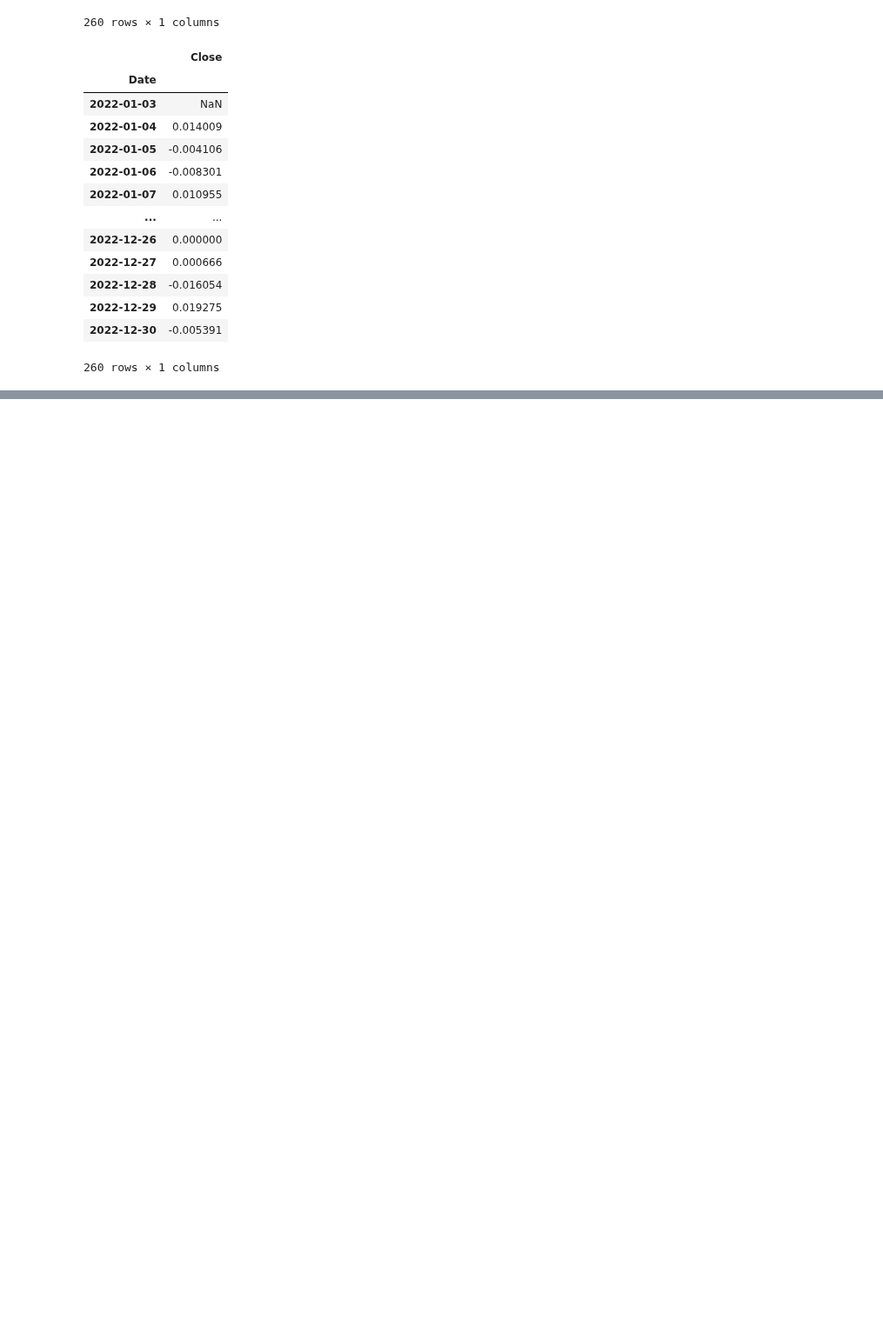
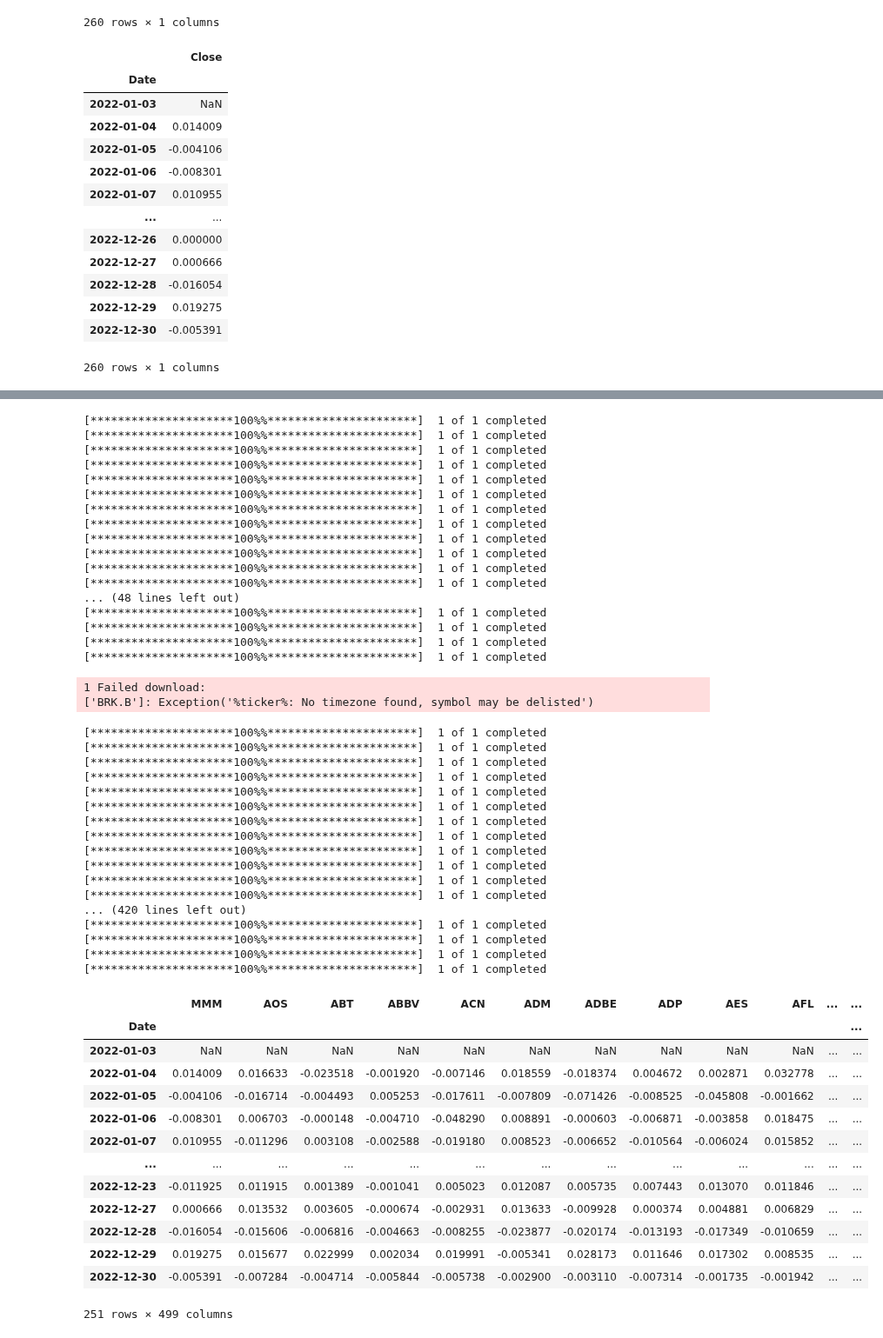
Before and after one commit to ktongk/BTT-JPMC-1, a Jupyter notebook: Anna/XGBOOST.ipynb, the cells around one changed output, grey strips where cells are left out. Shown at 87% size. Cells and saved outputs as stored; diff of their text form; code cells hidden in the pictures; blank space fills up the shorter version.

Commit message:
dataframe

```diff
--- a/Anna/XGBOOST.ipynb
+++ b/Anna/XGBOOST.ipynb
@@ -624,0 +569,66 @@ ValueError: No objects to concatenate
+# %%
+
+# Fetch data for each ticker and create price percentage DataFrame
+pct_dfs = []
+for ticker in sp500_tickers:
+    if ticker not in removal:
+        pct_df = get_price_percentage_df(ticker)
+        if not pct_df.empty:
+            pct_dfs.append(pct_df)
+
+# Concatenate the DataFrames
+sp500_pct_df = pd.concat(pct_dfs, axis=1)
+
+# Display the resulting DataFrame
+sp500_pct_df
+# %% [output]
+[*********************100%%**********************]  1 of 1 completed
+[*********************100%%**********************]  1 of 1 completed
+[*********************100%%**********************]  1 of 1 completed
+[*********************100%%**********************]  1 of 1 completed
+[*********************100%%**********************]  1 of 1 completed
+[*********************100%%**********************]  1 of 1 completed
+[*********************100%%**********************]  1 of 1 completed
+[*********************100%%**********************]  1 of 1 completed
+[*********************100%%**********************]  1 of 1 completed
+[*********************100%%**********************]  1 of 1 completed
+[*********************100%%**********************]  1 of 1 completed
+[*********************100%%**********************]  1 of 1 completed
+... (48 lines left out)
+[*********************100%%**********************]  1 of 1 completed
+[*********************100%%**********************]  1 of 1 completed
+[*********************100%%**********************]  1 of 1 completed
+[*********************100%%**********************]  1 of 1 completed
+1 Failed download:
+['BRK.B']: Exception('%ticker%: No timezone found, symbol may be delisted')
+[*********************100%%**********************]  1 of 1 completed
+[*********************100%%**********************]  1 of 1 completed
+[*********************100%%**********************]  1 of 1 completed
+[*********************100%%**********************]  1 of 1 completed
+[*********************100%%**********************]  1 of 1 completed
+[*********************100%%**********************]  1 of 1 completed
+[*********************100%%**********************]  1 of 1 completed
+[*********************100%%**********************]  1 of 1 completed
+[*********************100%%**********************]  1 of 1 completed
+[*********************100%%**********************]  1 of 1 completed
+[*********************100%%**********************]  1 of 1 completed
+[*********************100%%**********************]  1 of 1 completed
+... (420 lines left out)
+[*********************100%%**********************]  1 of 1 completed
+[*********************100%%**********************]  1 of 1 completed
+[*********************100%%**********************]  1 of 1 completed
+[*********************100%%**********************]  1 of 1 completed
+|  | MMM | AOS | ABT | ABBV | ACN | ADM | ADBE | ADP | AES | AFL | ... | ... |
+| Date |  |  |  |  |  |  |  |  |  |  |  | ... |
+| 2022-01-03 | NaN | NaN | NaN | NaN | NaN | NaN | NaN | NaN | NaN | NaN | ... | ... |
+| 2022-01-04 | 0.014009 | 0.016633 | -0.023518 | -0.001920 | -0.007146 | 0.018559 | -0.018374 | 0.004672 | 0.002871 | 0.032778 | ... | ... |
+| 2022-01-05 | -0.004106 | -0.016714 | -0.004493 | 0.005253 | -0.017611 | -0.007809 | -0.071426 | -0.008525 | -0.045808 | -0.001662 | ... | ... |
+| 2022-01-06 | -0.008301 | 0.006703 | -0.000148 | -0.004710 | -0.048290 | 0.008891 | -0.000603 | -0.006871 | -0.003858 | 0.018475 | ... | ... |
+| 2022-01-07 | 0.010955 | -0.011296 | 0.003108 | -0.002588 | -0.019180 | 0.008523 | -0.006652 | -0.010564 | -0.006024 | 0.015852 | ... | ... |
+| ... | ... | ... | ... | ... | ... | ... | ... | ... | ... | ... | ... | ... |
+| 2022-12-23 | -0.011925 | 0.011915 | 0.001389 | -0.001041 | 0.005023 | 0.012087 | 0.005735 | 0.007443 | 0.013070 | 0.011846 | ... | ... |
+| 2022-12-27 | 0.000666 | 0.013532 | 0.003605 | -0.000674 | -0.002931 | 0.013633 | -0.009928 | 0.000374 | 0.004881 | 0.006829 | ... | ... |
+| 2022-12-28 | -0.016054 | -0.015606 | -0.006816 | -0.004663 | -0.008255 | -0.023877 | -0.020174 | -0.013193 | -0.017349 | -0.010659 | ... | ... |
+| 2022-12-29 | 0.019275 | 0.015677 | 0.022999 | 0.002034 | 0.019991 | -0.005341 | 0.028173 | 0.011646 | 0.017302 | 0.008535 | ... | ... |
+| 2022-12-30 | -0.005391 | -0.007284 | -0.004714 | -0.005844 | -0.005738 | -0.002900 | -0.003110 | -0.007314 | -0.001735 | -0.001942 | ... | ... |
+251 rows × 499 columns
```
Also changed, not shown: parts of 5 cells of this notebook.
